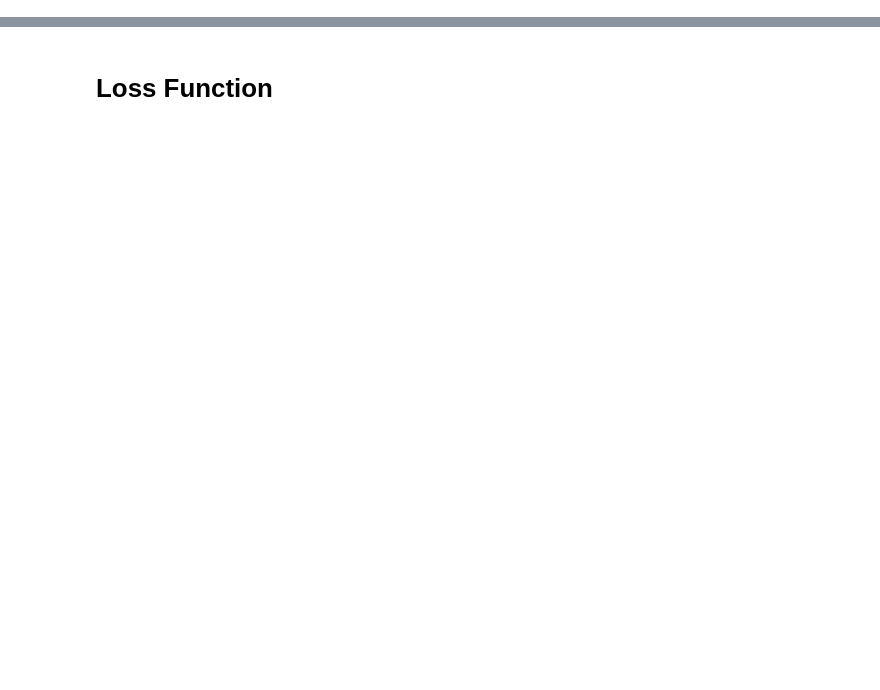
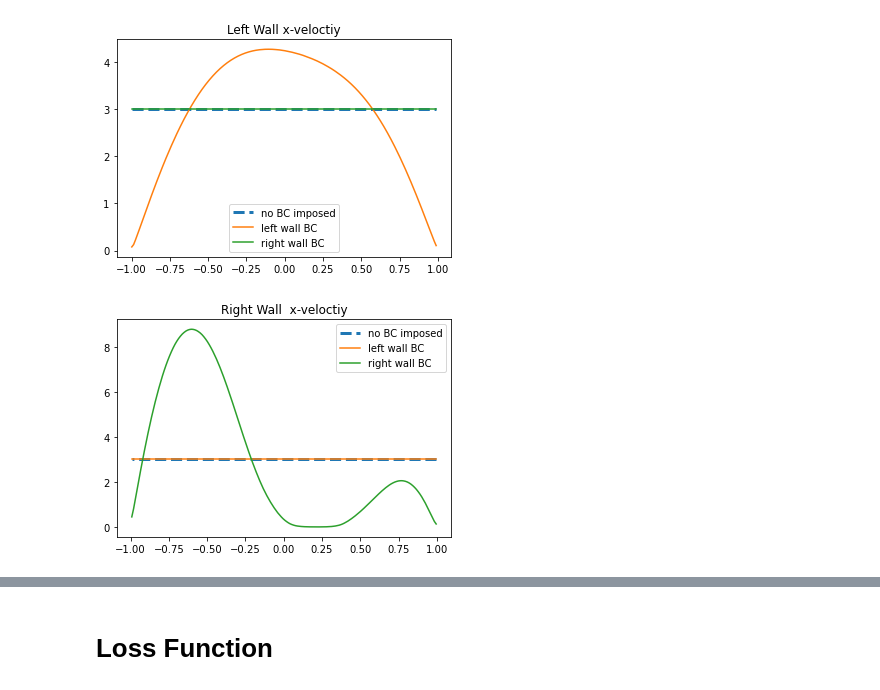
Before and after one commit to sunnytqin/meta-pde, a Jupyter notebook: src/notebooks/test_linear_stokes.ipynb, the cells around one changed output, grey strips where cells are left out. Drawn from its saved outputs; the diff is of its cells as text; code cells hidden in the pictures; blank space fills up the shorter version.

```diff
--- a/src/notebooks/test_linear_stokes.ipynb
+++ b/src/notebooks/test_linear_stokes.ipynb
@@ -65,0 +113,22 @@ taylor = SecondOrderTaylorLookup(u_p, all_points, d = 3)
+# %%
+left_x_velocity = np.array(left_x_velocity)
+plt.figure()
+plt.plot(left_wall, left_x_velocity[:, 0],label='no BC imposed', lw=3, ls='--')
+plt.plot(left_wall, left_x_velocity[:, 1],label='left wall BC')
+plt.plot(left_wall, left_x_velocity[:, 2],label='right wall BC')
+plt.title('Left Wall x-veloctiy')
+plt.legend()
+#plt.ylim([0, 250])
+plt.show()
+
+right_x_velocity = np.array(right_x_velocity)
+plt.figure()
+plt.plot(right_wall,right_x_velocity[:, 0],label='no BC imposed', lw=3, ls='--')
+plt.plot(right_wall,right_x_velocity[:, 1],label='left wall BC')
+plt.plot(right_wall,right_x_velocity[:, 2],label='right wall BC')
+plt.title('Right Wall  x-veloctiy')
+plt.legend()
+plt.show()
+# %% [output]
+[figure, added]
+[figure, added]
```
Also changed, not shown: parts of 36 cells of this notebook, 1 other file.
